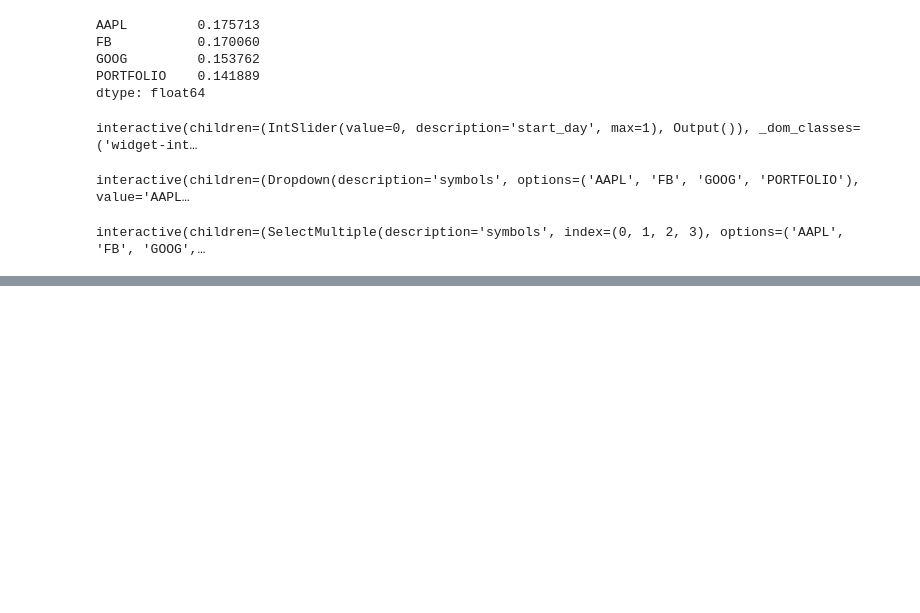
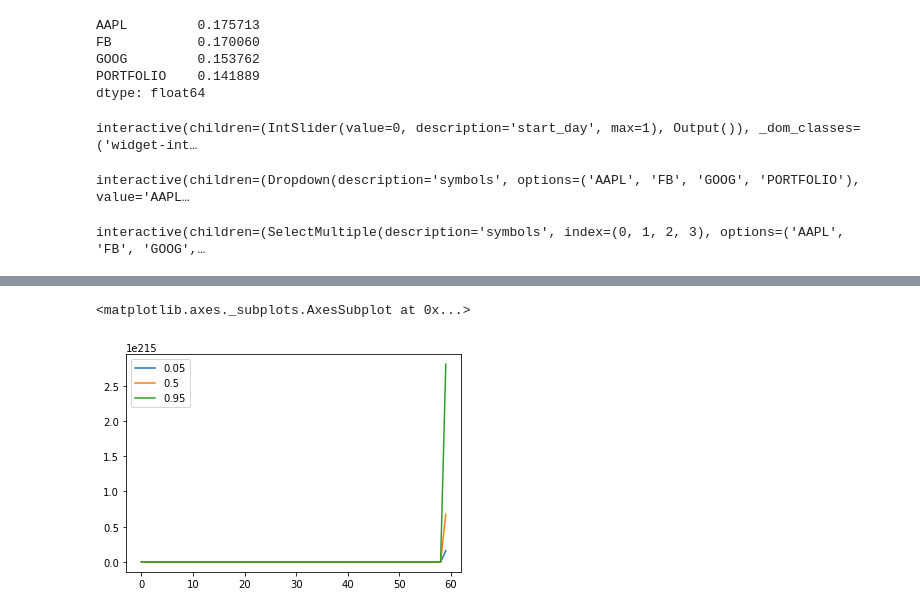
Before and after one commit to Luumo/financial-investment-tools, a Jupyter notebook: main.ipynb, the cells around one changed output, grey strips where cells are left out. Cells and saved outputs as stored; diff of their text form; code cells hidden in the pictures; blank space fills up the shorter version.

```diff
--- a/main.ipynb
+++ b/main.ipynb
@@ -254,0 +264,5 @@ interactive(children=(SelectMultiple(description='symbols', index=(0, 1, 2, 3),
+# %%
+simulated.quantile([0.05, 0.50, 0.95], axis=1).T.plot()
+# %% [output]
+<matplotlib.axes._subplots.AxesSubplot at 0x...>
+[figure, added]
```
Also changed, not shown: parts of 2 cells of this notebook.
